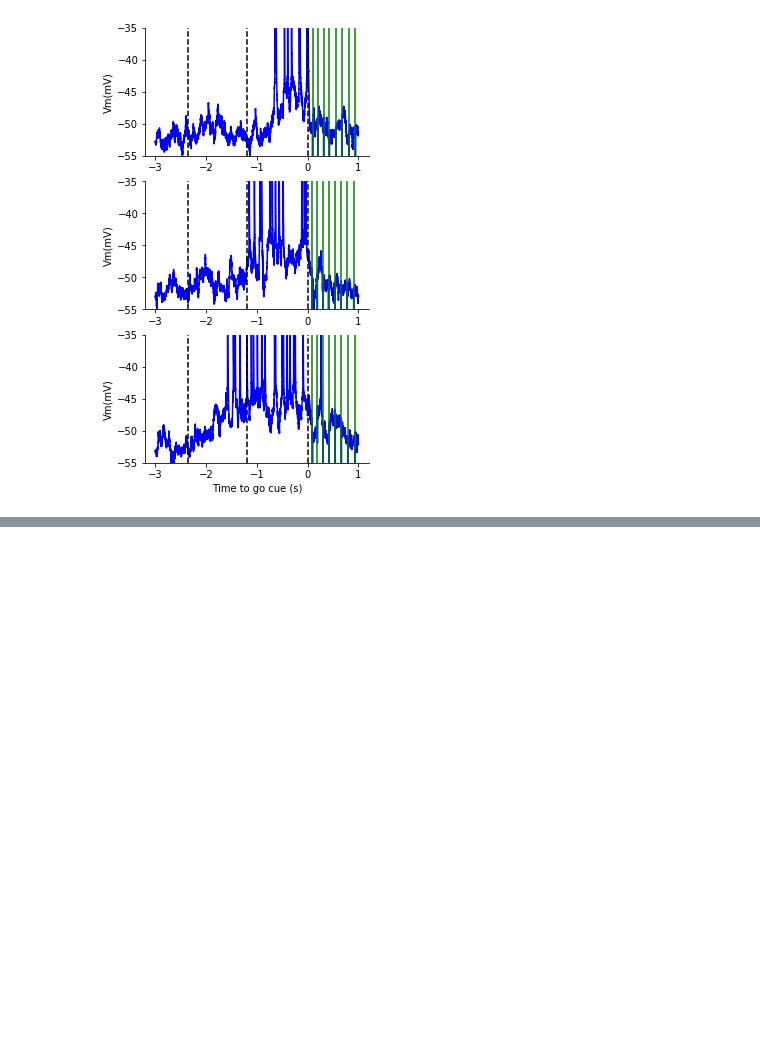
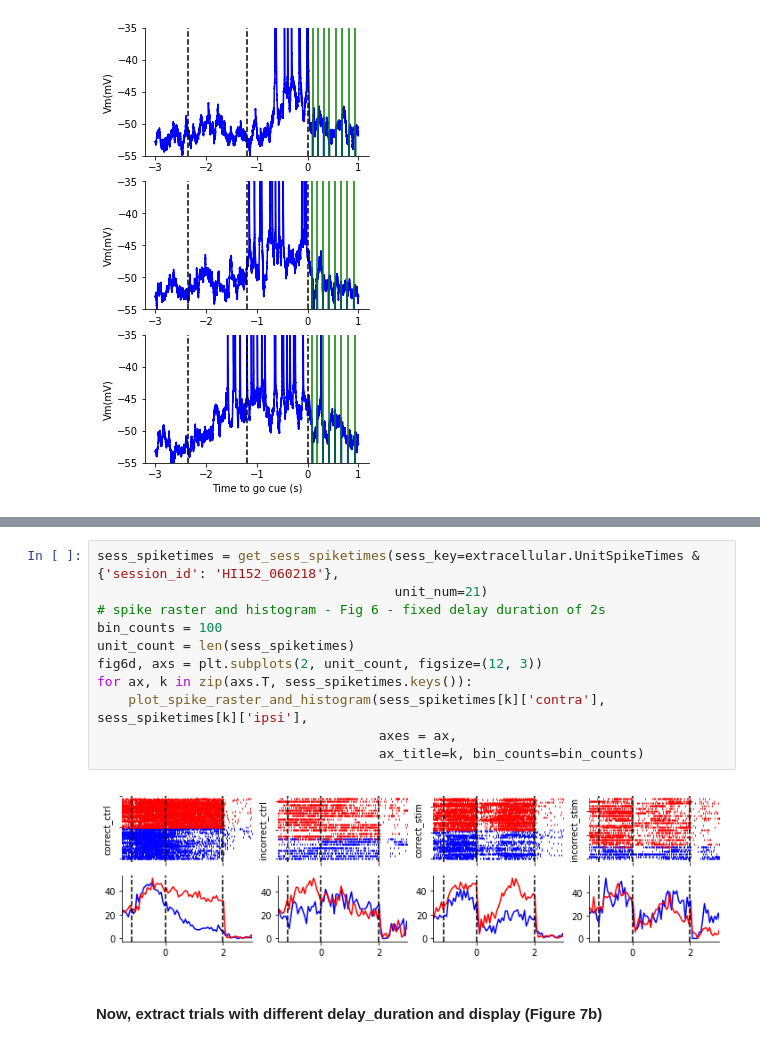
Before and after one commit to vathes/Inagaki-2018, a Jupyter notebook: notebooks/Inagaki-2018-examples.ipynb, the cells around one changed output, grey strips where cells are left out. Drawn from its saved outputs; the diff is of its cells as text; blank space fills up the shorter version.

```diff
--- a/notebooks/Inagaki-2018-examples.ipynb
+++ b/notebooks/Inagaki-2018-examples.ipynb
@@ -151,0 +269,15 @@ cell_mps = {cell: {'w_current_injection': {'contra': (intracellular.TrialSegment
+# %%
+sess_spiketimes = get_sess_spiketimes(sess_key=extracellular.UnitSpikeTimes & {'session_id': 'HI152_060218'},
+                                      unit_num=21)
+# spike raster and histogram - Fig 6 - fixed delay duration of 2s
+bin_counts = 100
+unit_count = len(sess_spiketimes)
+fig6d, axs = plt.subplots(2, unit_count, figsize=(12, 3))
+for ax, k in zip(axs.T, sess_spiketimes.keys()):
+    plot_spike_raster_and_histogram(sess_spiketimes[k]['contra'], sess_spiketimes[k]['ipsi'],
+                                    axes = ax,
+                                    ax_title=k, bin_counts=bin_counts)
+# %% [output]
+[figure, added]
+# %% [markdown]
+#### Now, extract trials with different delay_duration and display (Figure 7b)
```
Also changed, not shown: parts of 28 cells of this notebook, 5 other files.
